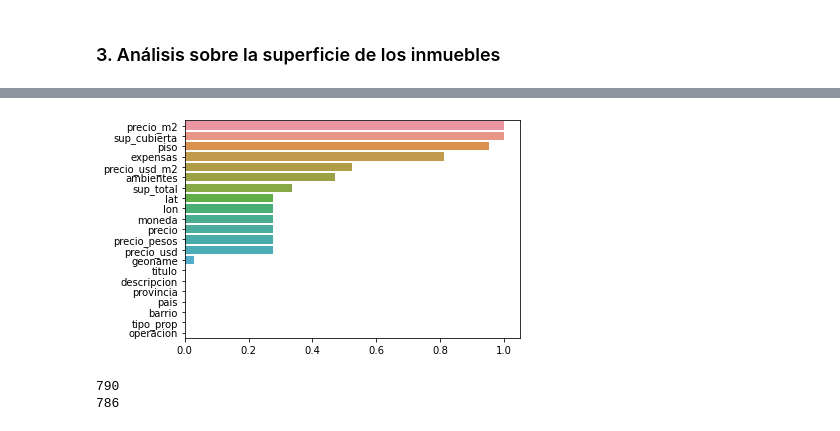
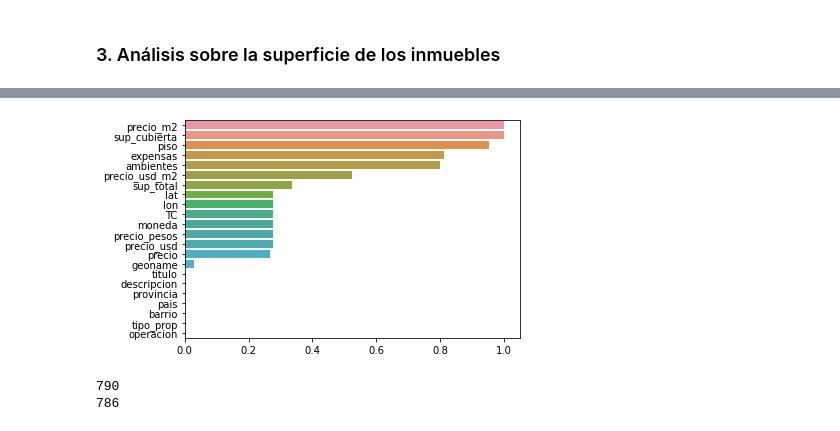
Before and after one commit to franfasan1/DH_G8_desafio1, a Jupyter notebook: notebook_desafio-rev2.ipynb, the cells around one changed output, grey strips where cells are left out. Cells and saved outputs as stored; diff of their text form; code cells hidden in the pictures.

```diff
--- a/notebook_desafio-rev2.ipynb
+++ b/notebook_desafio-rev2.ipynb
@@ -23,8 +32,8 @@ import seaborn as sns
 import re
 import scipy
 
-pd.set_option('display.max_rows', 2000)
-pd.set_option('display.max_columns', 200)
+pd.set_option('display.max_rows', 500)
+pd.set_option('display.max_columns', 50)
 # %%
 # Es necesario importar el dataset con el cual vamos a trabajar
 
@@ -439,7 +462,7 @@ p_usd = pd.merge(p_usd1[p_usd1.notna()], p_usd2[p_usd2.notna()], left_index = Tr
 p_usd.columns = ['p_usd_desc','p_usd_tit']
 
 #agregamos los precios obtenidos al dataset de CABA.
-data2_pusd = pd.merge(data2, p_usd, right_index= True, left_index= True, suffixes=("","_new"), how = 'left')
+data2 = pd.merge(data2, p_usd, right_index= True, left_index= True, suffixes=("","_new"), how = 'left')
 
 #totamos el precio de titulo, y si el valor no está, el que obtuvimos de la columna descripción
-data2_pusd['precio_extr_usd'] = data2_pusd.apply((lambda x: x['p_usd_tit'] if pd.notna(x['p_usd_tit']) else x['p_usd_desc']), axis = 1)
+data2['precio_extr_usd'] = data2.apply((lambda x: x['p_usd_tit'] if pd.notna(x['p_usd_tit']) else x['p_usd_desc']), axis = 1)
@@ -469,3 +496,5 @@ data2_pusd[(data2_pusd.precio_extr_usd.notna()) & (data2.precio.isna())]
 # %%
 #como último paso imputamos el precio obtenido sobre la columna de precio original faltante, para luego poder calcular el precio x m2
-data2_pusd['precio'].filna()
+data2['precio'] = data2.precio.fillna(data2.precio_extr_usd)
+#eliminamos las columnas auxilialres del dataset
+data2.drop(['p_usd_desc', 'p_usd_tit', 'precio_extr_usd'], axis = 1, inplace= True)
@@ -485,11 +512,11 @@ Aca hay algunas variables basntante importantes para predecir el precio (suponie
 
 Se puede tomar como TC promedio 17,76 ya que es el valor que se usa en todo el dataset
 # %%
-data['TC'] = data.precio_pesos / data.precio_usd
+data2['TC'] = data2.precio_pesos / data2.precio_usd
 
-data.loc[:,['precio', 'precio_usd', 'precio_pesos', 'TC']].describe()
+data2.loc[:,['precio', 'precio_usd', 'precio_pesos', 'TC']].describe()
 
-sns.distplot(data['TC'], kde= False)
+sns.distplot(data2['TC'], kde= False)
 # %% [output]
 <matplotlib.axes._subplots.AxesSubplot at 0x...>
 [figure]
@@ -528,11 +555,11 @@ data['lon'] = data.lon.fillna(lon_prom)
 # %% [markdown]
 ### 3. Análisis sobre la superficie de los inmuebles
 # %%
-miss = data[data.sup_cubierta.isnull()].isnull().sum() / data[data.sup_cubierta.isnull()].shape[0]
+miss = data2[data2.sup_cubierta.isnull()].isnull().sum() / data2[data2.sup_cubierta.isnull()].shape[0]
 miss.sort_values(ascending=False, inplace = True)
 
 sns.barplot(y = miss.index, x= miss)
 
-data[data.sup_cubierta.isnull()].sample(10).iloc[:,6:]
+data2[data2.sup_cubierta.isnull()].sample(10).iloc[:,6:]
 # %% [output]
 |  | lat | lon | precio | moneda | precio_pesos | precio_usd | sup_total | sup_cubierta | precio_usd_m2 | ... |
@@ -549,2 +576,2 @@ data[data.sup_cubierta.isnull()].sample(10).iloc[:,6:]
-[figure, old version]
+[figure, new version]
 # %%
```
Also changed, not shown: parts of 26 cells of this notebook.
